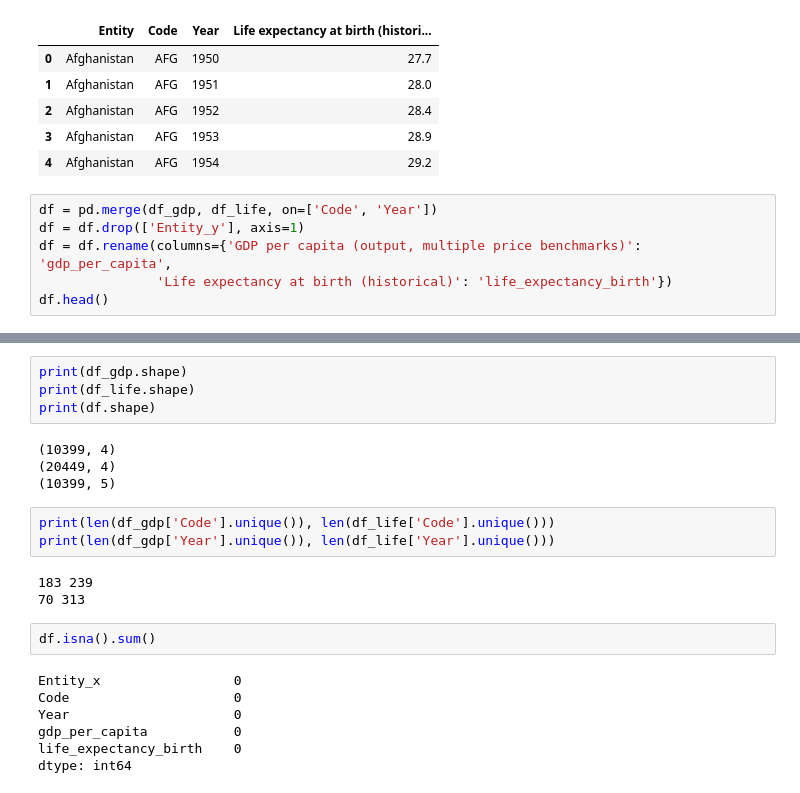
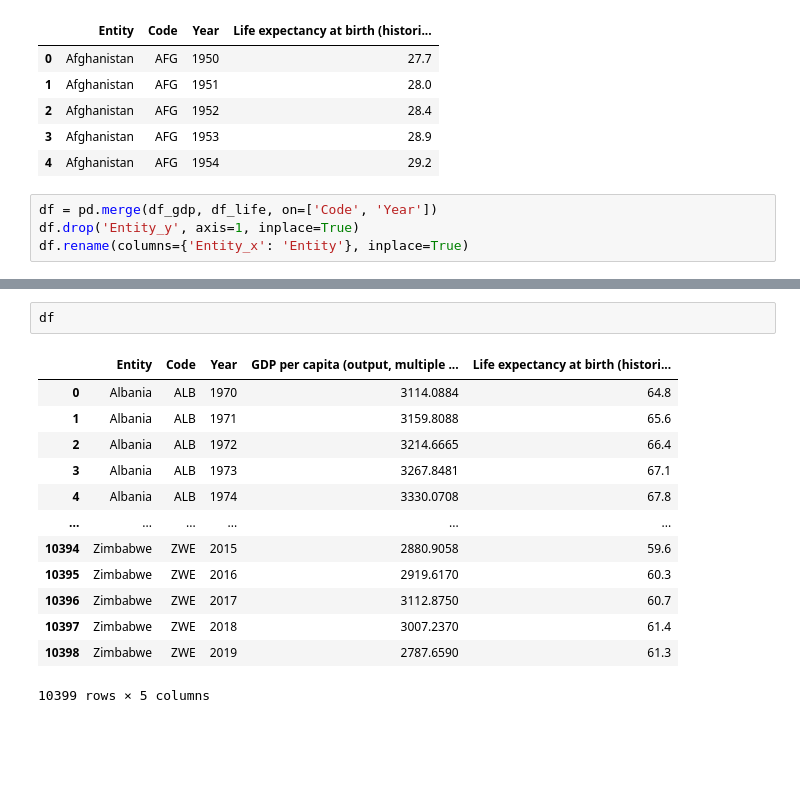
Before and after one commit to lucamodica/introduction-to-data-science-and-ai--chalmers, a Jupyter notebook: 1-introduction-to-ds-and-py/1-introduction-to-ds-and-py.ipynb, the cells around one changed output, grey strips where cells are left out. Cells and saved outputs as stored; diff of their text form; blank space fills up the shorter version.

```diff
--- a/1-introduction-to-ds-and-py/1-introduction-to-ds-and-py.ipynb
+++ b/1-introduction-to-ds-and-py/1-introduction-to-ds-and-py.ipynb
@@ -33,7 +33,5 @@ df_life.head()
 | 4 | Afghanistan | AFG | 1954 | 29.2 |
 # %%
 df = pd.merge(df_gdp, df_life, on=['Code', 'Year'])
-df = df.drop(['Entity_y'], axis=1)
-df = df.rename(columns={'GDP per capita (output, multiple price benchmarks)': 'gdp_per_capita',
-               'Life expectancy at birth (historical)': 'life_expectancy_birth'})
-df.head()
+df.drop('Entity_y', axis=1, inplace=True)
+df.rename(columns={'Entity_x': 'Entity'}, inplace=True)
@@ -47,23 +38,16 @@ df.head()
-# %%
-print(df_gdp.shape)
-print(df_life.shape)
-print(df.shape)
-# %% [output]
-(10399, 4)
-(20449, 4)
-(10399, 5)
-# %%
-print(len(df_gdp['Code'].unique()), len(df_life['Code'].unique()))
-print(len(df_gdp['Year'].unique()), len(df_life['Year'].unique()))
-# %% [output]
-183 239
-70 313
 # %%
-df.isna().sum()
+df
 # %% [output]
+|  | Entity | Code | Year | GDP per capita (output, multiple ... | Life expectancy at birth (histori... |
+| 0 | Albania | ALB | 1970 | 3114.0884 | 64.8 |
+| 1 | Albania | ALB | 1971 | 3159.8088 | 65.6 |
+| 2 | Albania | ALB | 1972 | 3214.6665 | 66.4 |
+| 3 | Albania | ALB | 1973 | 3267.8481 | 67.1 |
+| 4 | Albania | ALB | 1974 | 3330.0708 | 67.8 |
+| ... | ... | ... | ... | ... | ... |
+| 10394 | Zimbabwe | ZWE | 2015 | 2880.9058 | 59.6 |
+| 10395 | Zimbabwe | ZWE | 2016 | 2919.6170 | 60.3 |
+| 10396 | Zimbabwe | ZWE | 2017 | 3112.8750 | 60.7 |
+| 10397 | Zimbabwe | ZWE | 2018 | 3007.2370 | 61.4 |
+| 10398 | Zimbabwe | ZWE | 2019 | 2787.6590 | 61.3 |
-Entity_x                 0
-Code                     0
-Year                     0
-gdp_per_capita           0
-life_expectancy_birth    0
-dtype: int64
+10399 rows × 5 columns
```
Also changed, not shown: parts of 36 cells of this notebook.
